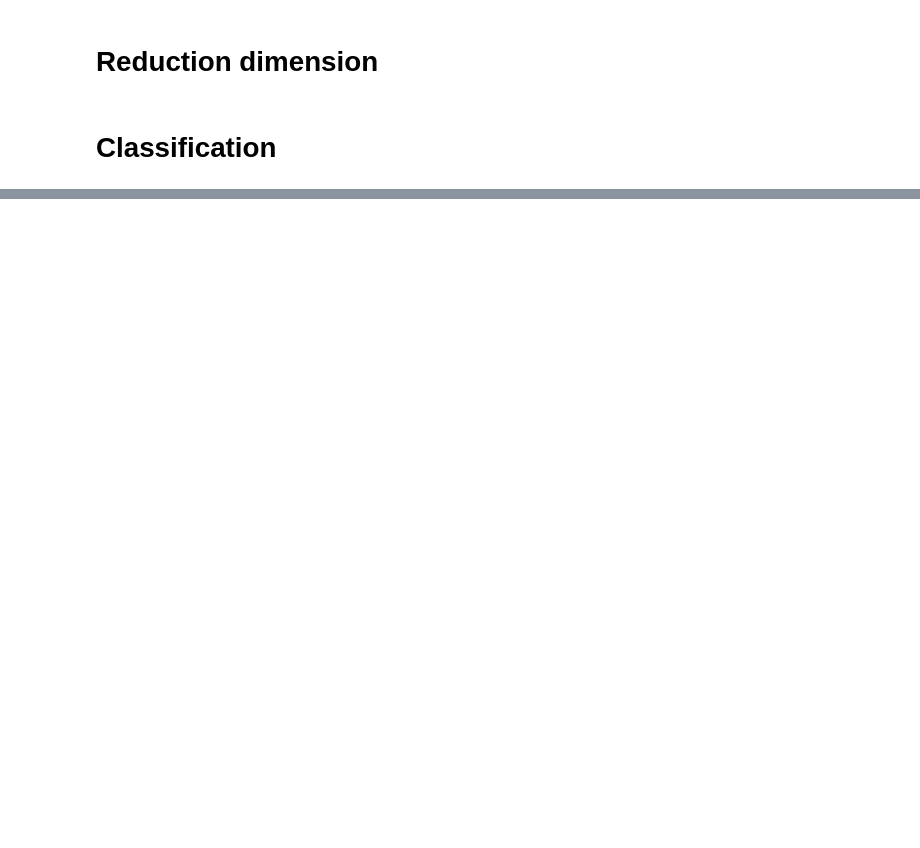
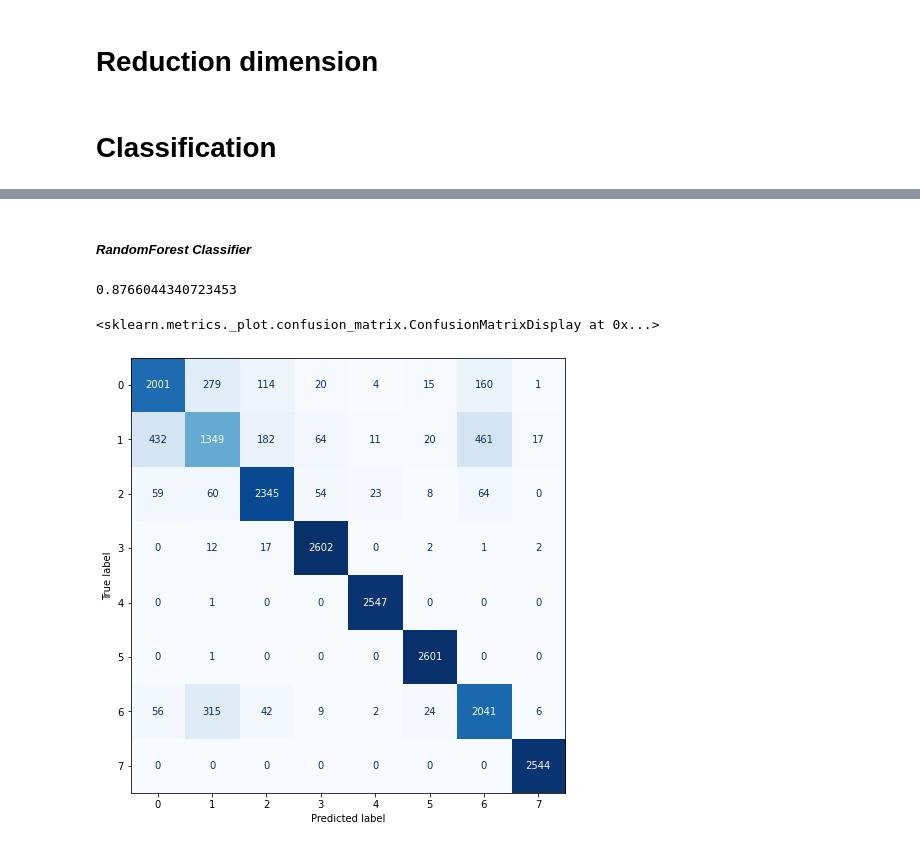
Before and after one commit to fatemehra10/Predict-weather, a Jupyter notebook: forecast.ipynb, the cells around one changed output, grey strips where cells are left out. Drawn from its saved outputs; the diff is of its cells as text; code cells hidden in the pictures; blank space fills up the shorter version.

```diff
--- a/forecast.ipynb
+++ b/forecast.ipynb
@@ -125,0 +258,16 @@ Text(0.5, 1.0, 'Hostogram weather')
+# %% [markdown]
+##### *RandomForest Classifier*
+# %%
+model = RandomForestClassifier(n_estimators=50)
+model.fit(X_train,y_train)
+y_pred = model.predict(X_test)
+
+print(accuracy_score(y_test,y_pred))
+cf_matrix = confusion_matrix(y_test, y_pred)
+fig, ax =  plt.subplots(figsize=(8,8))
+disp = ConfusionMatrixDisplay(cf_matrix, display_labels= model.classes_)
+disp.plot(cmap = plt.cm.Blues , colorbar = False, ax = ax)
+# %% [output]
+0.8766044340723453
+<sklearn.metrics._plot.confusion_matrix.ConfusionMatrixDisplay at 0x...>
+[figure, added]
```
Also changed, not shown: parts of 49 cells of this notebook.
